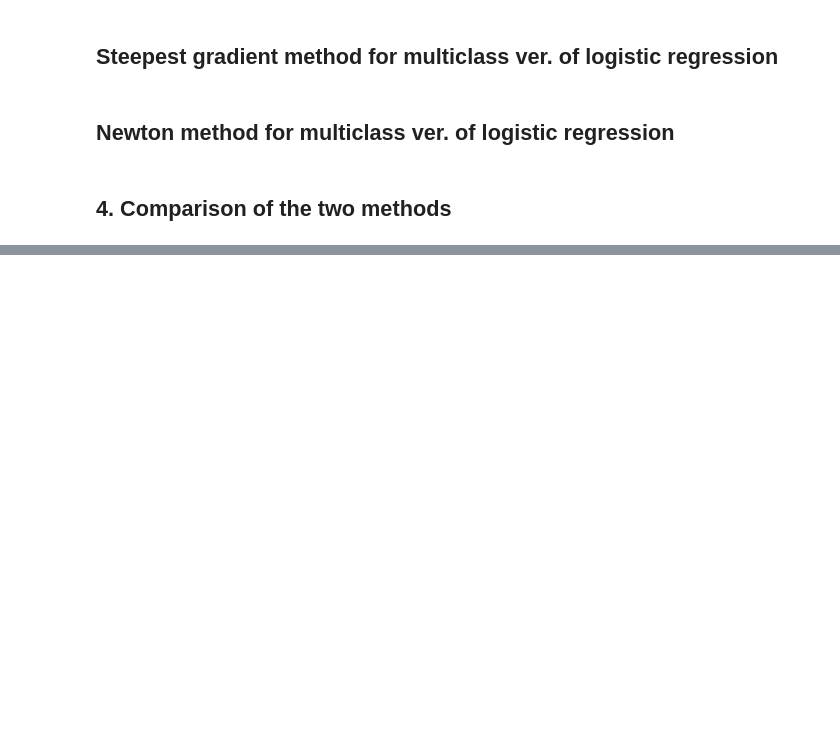
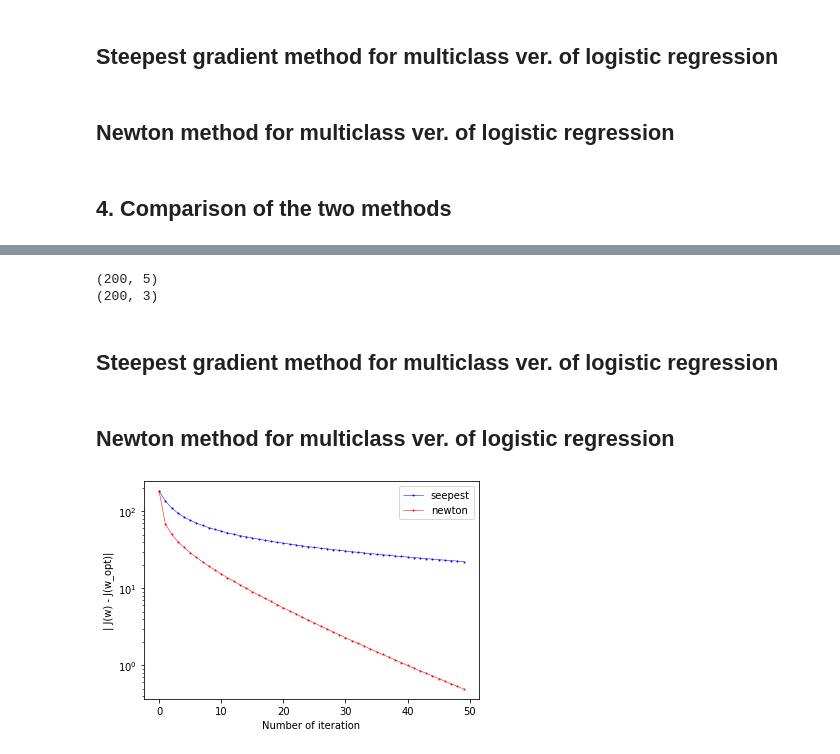
Before and after one commit to oookiku/advanced_machine_learning_report, a Jupyter notebook: problem1.ipynb, the cells around one changed output, grey strips where cells are left out. Drawn from its saved outputs; the diff is of its cells as text; code cells hidden in the pictures; blank space fills up the shorter version.

Commit message:
added multi-classification using Dataset V

```diff
--- a/problem1.ipynb
+++ b/problem1.ipynb
@@ -194,0 +197,26 @@ Text(0, 0.5, '| J(w) - J(w_opt)|')
+# %%
+#-----------#
+# Dataset V #
+#-----------#
+n = 200
+x_d5 = 3 * (np.random.rand(n, 4) - 0.5)
+W = np.array([[ 2,  -1, 0.5,],
+              [-3,   2,   1,],
+              [ 1,   2,   3]])
+y_d5 = np.argmax(np.dot(np.hstack([x_d5[:,:2], np.ones((n, 1))]), W.T)
+                        + 0.5 * np.random.randn(n, 3), axis=1)
+
+# shaping data
+x_d5 = np.hstack([x_d5, np.ones((n, 1))])
+
+n_class = 3
+
+y_d5 = convert_to_oneshot(n_class, y_d5)
+
+print(x_d5.shape)
+print(y_d5.shape)
+# %% [output]
+(200, 5)
+(200, 3)
+# %% [markdown]
+## Steepest gradient method for multiclass ver. of logistic regression
@@ -194,0 +240,40 @@ Text(0, 0.5, '| J(w) - J(w_opt)|')
+# %% [markdown]
+## Newton method for multiclass ver. of logistic regression
+# %%
+w = np.ones((d+1, n_class))
+
+loss_ntn_multi_history = []
+loss = 0.
+
+for t in range(1, itr+1):
+    f = soft_max(np.dot(x_d5, w))
+    grad = -np.dot(x_d5.T, y_d5-f)
+
+    # calc. hessian matrix
+    hess  = np.zeros((n_class**2, d+1, d+1))
+    delta = np.eye(n_class)
+    for j in range(n_class):
+        for k in range(n_class):
+            delta = 1 if j == k else 0
+            R = np.diag(f[:,k]*(delta - f[:,j]))
+            hess[k + j*n_class] = np.dot(x_d5.T, np.dot(R, x_d5))
+
+    loss = -np.sum(y_d5*np.log(f + 1e-10))
+    loss_ntn_multi_history.append(np.float64(loss))
+
+    for i in range(n_class):
+        w = w - 0.2/np.sqrt(t)*np.dot(np.linalg.inv(hess[i + n_class*i]), grad)
+# %%
+base = min(min(loss_sgm_multi_history), min(loss_ntn_multi_history))
+
+show_itr = 50
+
+plt.plot(np.abs(loss_sgm_multi_history[:show_itr] - base), "bo-", linewidth=0.5, markersize=1, label='seepest')
+plt.plot(np.abs(loss_ntn_multi_history[:show_itr] - base), "ro-", linewidth=0.5, markersize=1, label='newton')
+plt.legend()
+plt.yscale("log")
+plt.xlabel("Number of iteration")
+plt.ylabel("| J(w) - J(w_opt)|")
+plt.savefig('comparison_multi_lr_data5.png')
+# %% [output]
+[figure, added]
```
Also changed, not shown: parts of 4 cells of this notebook, 1 other file.
